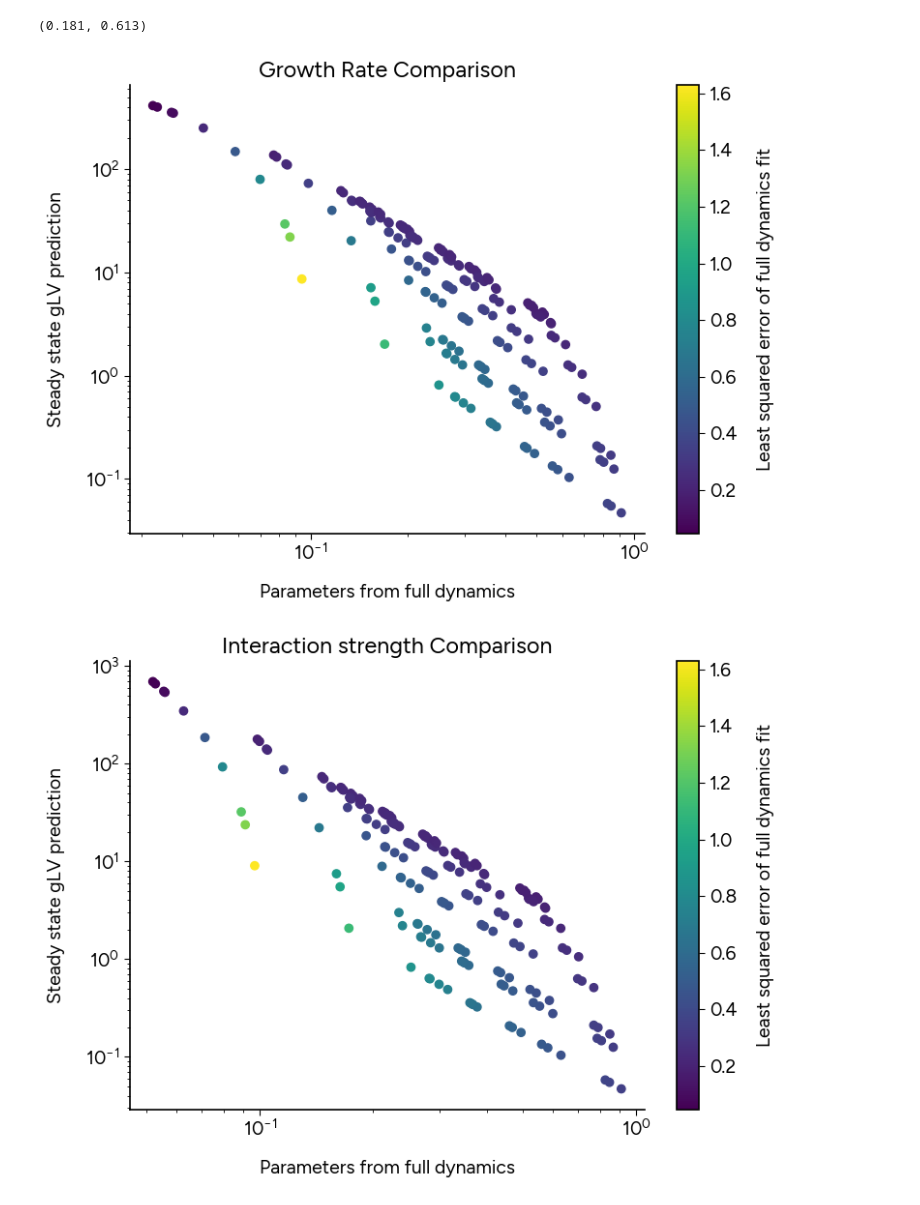
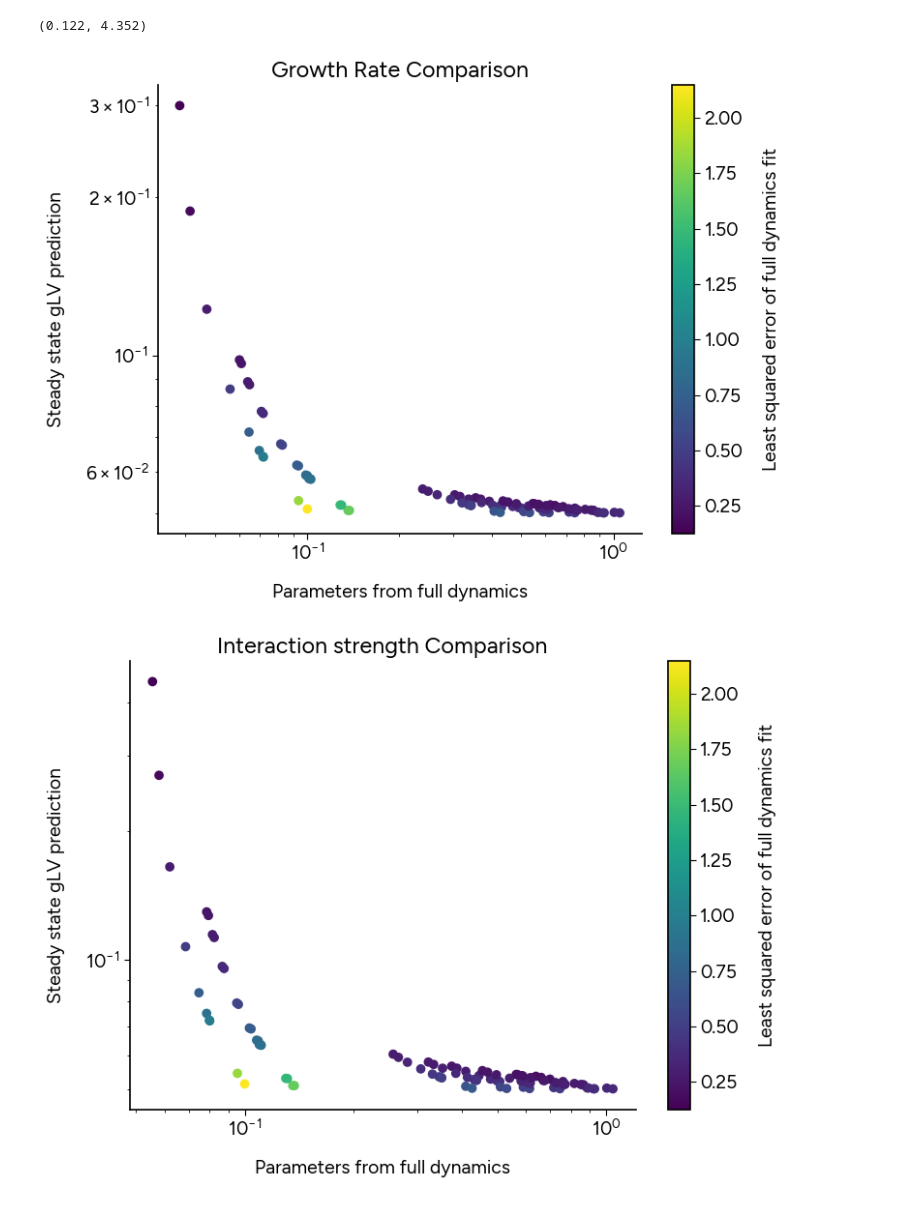
Before and after one commit to prajwalp/OE-dilutions, a Jupyter notebook: one_species_one_resource.ipynb, the cells around one changed output. Cells and saved outputs as stored; diff of their text form; code cells hidden in the pictures.

```diff
--- a/one_species_one_resource.ipynb
+++ b/one_species_one_resource.ipynb
@@ -223,13 +197,13 @@ plt.yscale("symlog")
 # %%
-fullFitArray = np.load("data/fullFitArray_2.npy")
-qssFitArray = np.load("data/qssFitArray_2.npy")
-fitErrors = np.load("data/fullFitErrors_2.npy")
-muFittingArray = np.load("data/muArray_2.npy")
-kMFittingArray = np.load("data/kArray_2.npy")
+fullFitArray = np.load("data/fullFitArray_3.npy")
+qssFitArray = np.load("data/qssFitArray_3.npy")
+fitErrors = np.load("data/fullFitErrors_3.npy")
+muFittingArray = np.load("data/muArray_3.npy")
+kMFittingArray = np.load("data/kArray_3.npy")
 # %%
 muFittingArray[4],kMFittingArray[6]
 # %% [output]
-(0.181, 0.613)
+(0.122, 4.352)
 # %%
 plt.scatter(fullFitArray[:,:,0].flatten(),qssFitArray[:,:,0].flatten(),c=fitErrors[:,:].flatten(),cmap="viridis")
 cbar = plt.colorbar()
@@ -242,19 +216,19 @@ plt.title("Growth Rate Comparison")
 # plt.ylim(1e-3,5e3)
 plt.show()
 # %% [output]
-[figure, old version]
+[figure, new version]
 # %%
-plt.scatter(fullFitArray[:,:,1].flatten(),qssFitArray[:,:,1].flatten(),c=fitErrors[:,:].flatten(),cmap="viridis")
+plt.scatter(fullFitArray[:,:,1].flatten(),-qssFitArray[:,:,1].flatten(),c=fitErrors[:,:].flatten(),cmap="viridis")
 cbar = plt.colorbar()
 plt.xlabel("Parameters from full dynamics")
 plt.ylabel("Steady state gLV prediction")
 cbar.set_label("Least squared error of full dynamics fit")
 plt.title("Interaction strength Comparison")
 plt.xscale("log")
 plt.yscale("log")
 
 # plt.ylim(1e-3,1e5)
 plt.show()
 # %% [output]
-[figure, old version]
+[figure, new version]
 # %%
```
Also changed, not shown: parts of 29 cells of this notebook, 12 other files.
